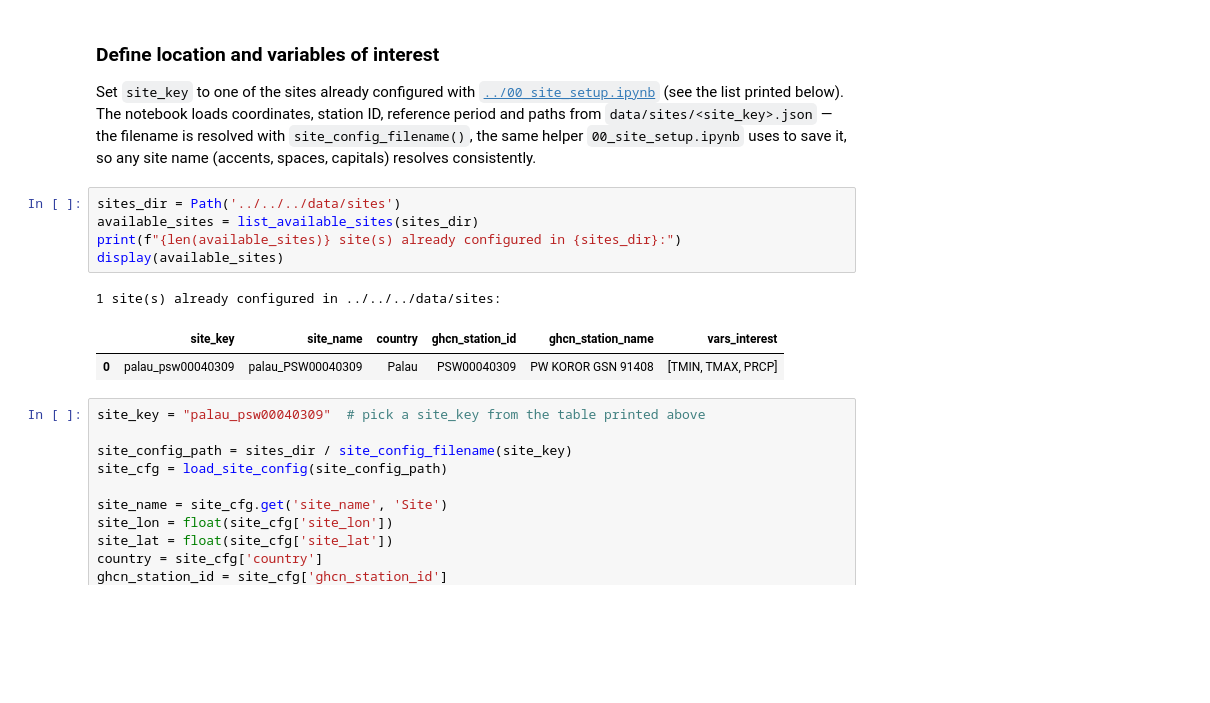
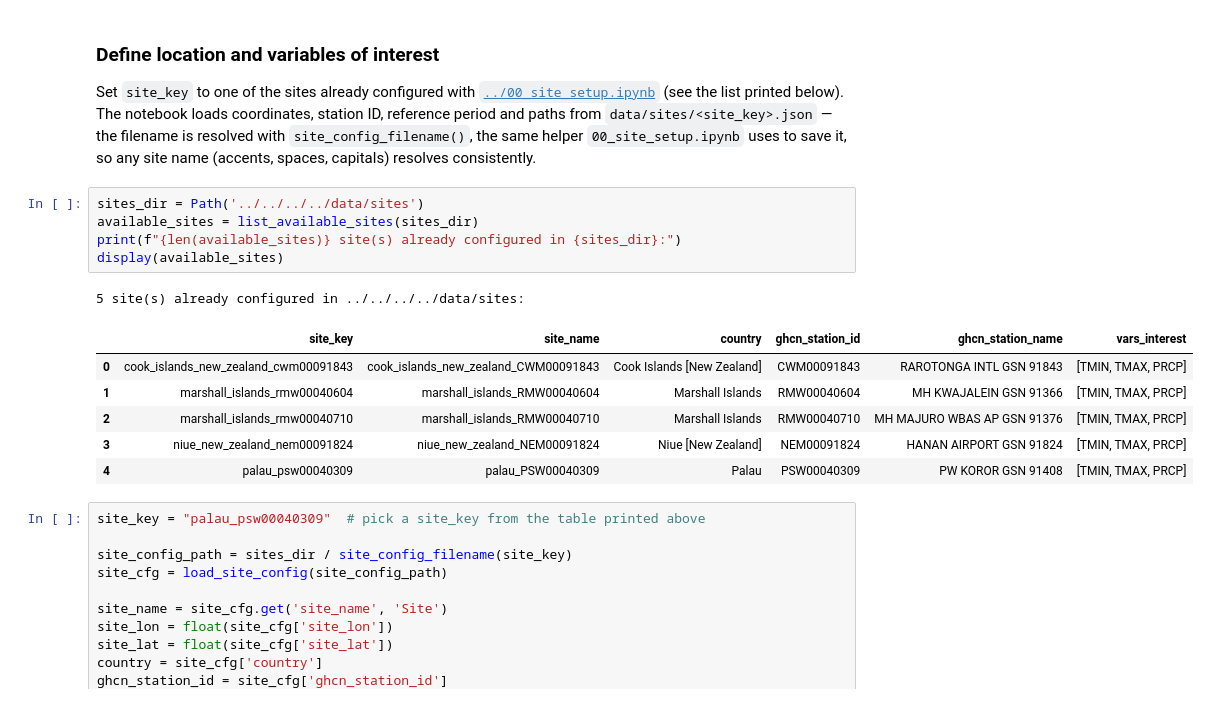
Before and after one commit to lauracagigal/PICCM_Atmosphere, a Jupyter notebook: notebooks/historical/National/air_temperature/a_mean_temperature.ipynb, the cells around one changed output. Drawn from its saved outputs; the diff is of its cells as text; blank space fills up the shorter version.

```diff
--- a/notebooks/historical/air_temperature/a_mean_temperature.ipynb
+++ b/notebooks/historical/National/air_temperature/a_mean_temperature.ipynb
@@ -57,14 +57,18 @@ from ind_setup.plotting import plot_bar_probs_ONI, add_oni_cat
 
 Set `site_key` to one of the sites already configured with [`../00_site_setup.ipynb`](../00_site_setup.ipynb) (see the list printed below). The notebook loads coordinates, station ID, reference period and paths from `data/sites/<site_key>.json` — the filename is resolved with `site_config_filename()`, the same helper `00_site_setup.ipynb` uses to save it, so any site name (accents, spaces, capitals) resolves consistently.
 # %%
-sites_dir = Path('../../../data/sites')
+sites_dir = Path('../../../../data/sites')
 available_sites = list_available_sites(sites_dir)
 print(f"{len(available_sites)} site(s) already configured in {sites_dir}:")
 display(available_sites)
 # %% [output]
-1 site(s) already configured in ../../../data/sites:
+5 site(s) already configured in ../../../../data/sites:
 |  | site_key | site_name | country | ghcn_station_id | ghcn_station_name | vars_interest |
-| 0 | palau_psw00040309 | palau_PSW00040309 | Palau | PSW00040309 | PW KOROR GSN 91408 | [TMIN, TMAX, PRCP] |
+| 0 | cook_islands_new_zealand_cwm00091843 | cook_islands_new_zealand_CWM00091843 | Cook Islands [New Zealand] | CWM00091843 | RAROTONGA INTL GSN 91843 | [TMIN, TMAX, PRCP] |
+| 1 | marshall_islands_rmw00040604 | marshall_islands_RMW00040604 | Marshall Islands | RMW00040604 | MH KWAJALEIN GSN 91366 | [TMIN, TMAX, PRCP] |
+| 2 | marshall_islands_rmw00040710 | marshall_islands_RMW00040710 | Marshall Islands | RMW00040710 | MH MAJURO WBAS AP GSN 91376 | [TMIN, TMAX, PRCP] |
+| 3 | niue_new_zealand_nem00091824 | niue_new_zealand_NEM00091824 | Niue [New Zealand] | NEM00091824 | HANAN AIRPORT GSN 91824 | [TMIN, TMAX, PRCP] |
+| 4 | palau_psw00040309 | palau_PSW00040309 | Palau | PSW00040309 | PW KOROR GSN 91408 | [TMIN, TMAX, PRCP] |
 # %%
 site_key = "palau_psw00040309"  # pick a site_key from the table printed above
 
```
Also changed, not shown: parts of 4 cells of this notebook, 21 other files.
